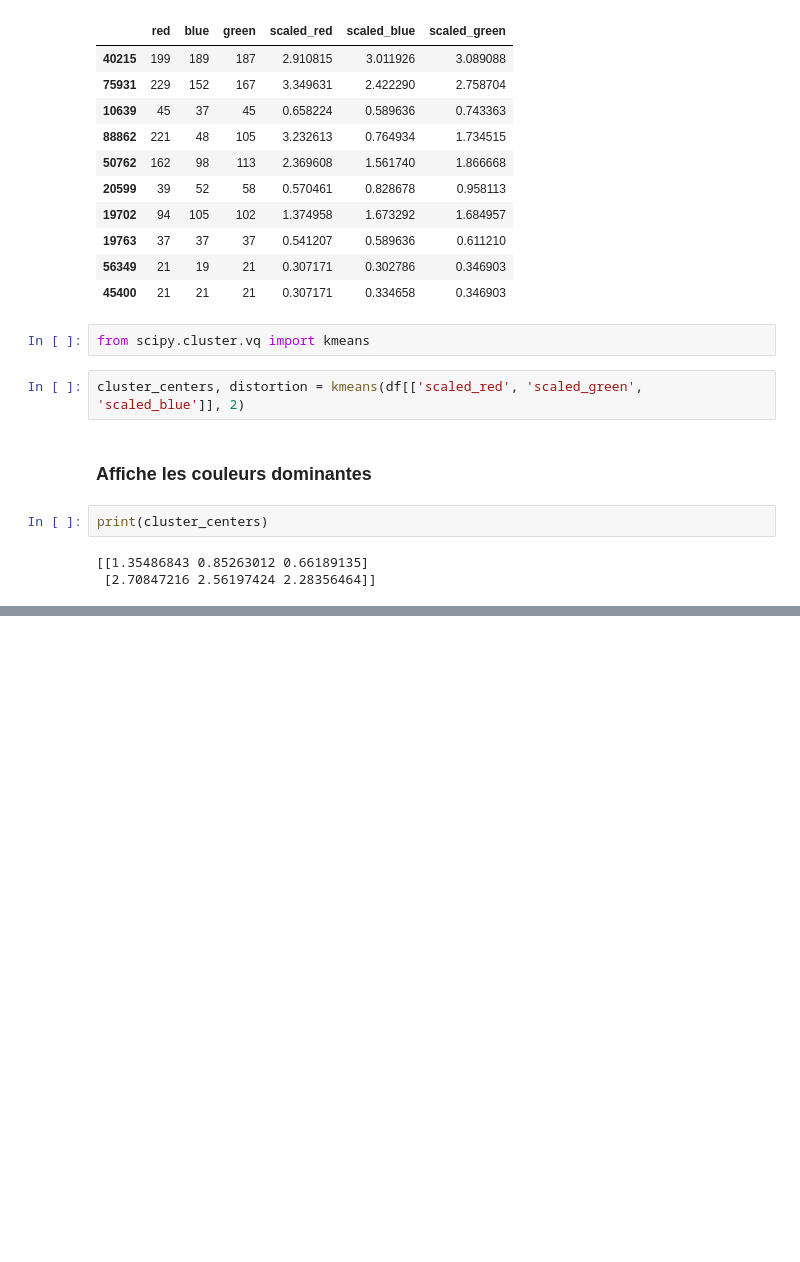
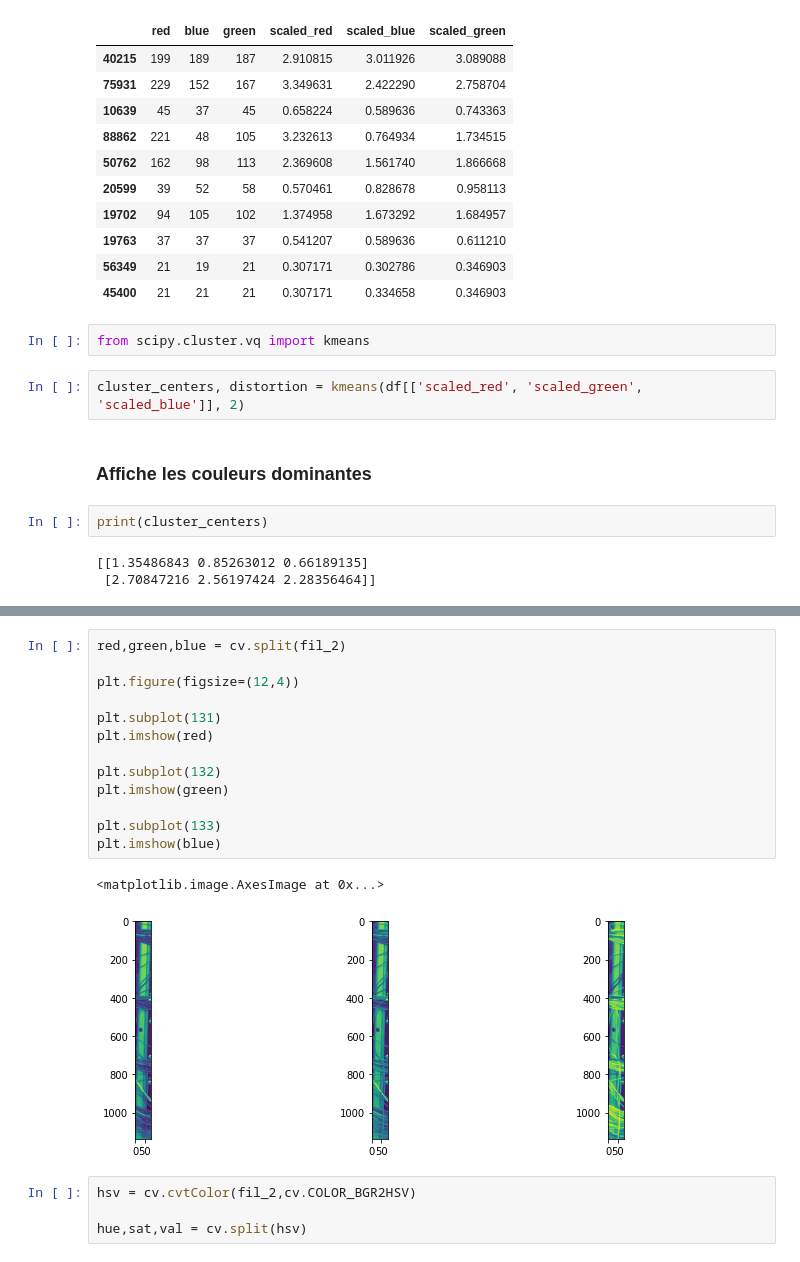
Before and after one commit to Syllaweg/Datascience_toolkit, a Jupyter notebook: Image_processing/colors_predict.ipynb, the cells around one changed output, grey strips where cells are left out. Saved outputs shown, nothing was run; the diff lists cells and outputs as text; blank space fills up the shorter version.

```diff
--- a/Image_processing/colors_predict.ipynb
+++ b/Image_processing/colors_predict.ipynb
@@ -101,0 +118,20 @@ plt.show()
+# %%
+red,green,blue = cv.split(fil_2)
+
+plt.figure(figsize=(12,4))
+
+plt.subplot(131)
+plt.imshow(red)
+
+plt.subplot(132)
+plt.imshow(green)
+
+plt.subplot(133)
+plt.imshow(blue)
+# %% [output]
+<matplotlib.image.AxesImage at 0x...>
+[figure, added]
+# %%
+hsv = cv.cvtColor(fil_2,cv.COLOR_BGR2HSV)
+
+hue,sat,val = cv.split(hsv)
```
Also changed, not shown: parts of 6 cells of this notebook.
